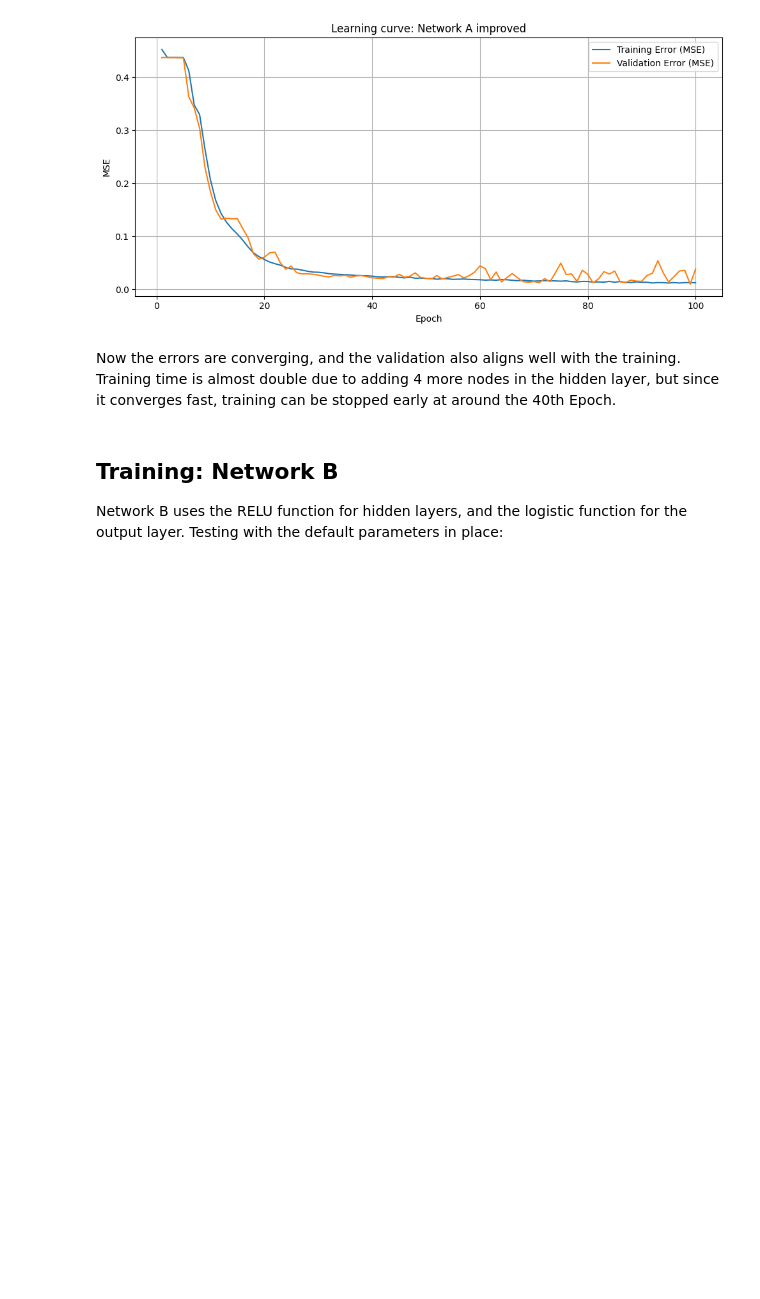
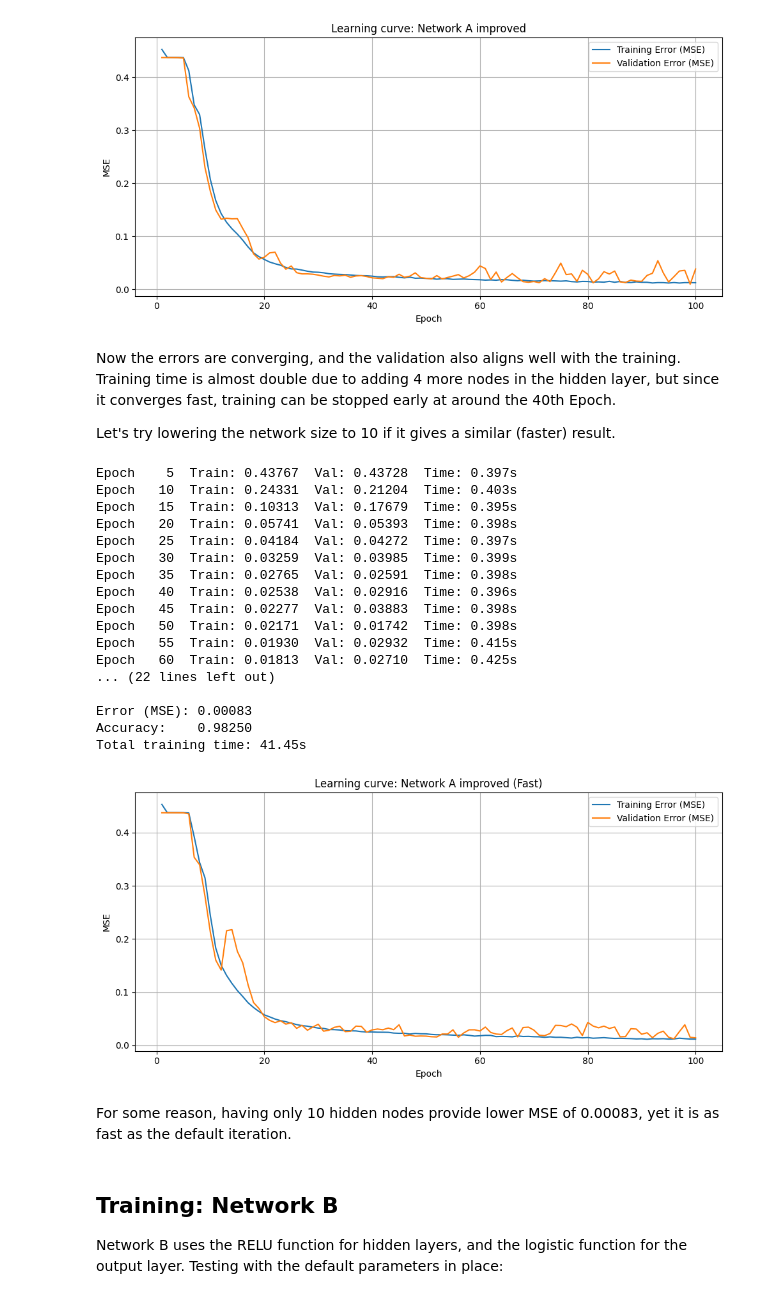
Before and after one commit to mbtiongson1/neural-network-training, a Jupyter notebook: main.ipynb, the cells around one changed output. Cells and saved outputs as stored; diff of their text form; code cells hidden in the pictures; blank space fills up the shorter version.

Commit message:
doing the training runs

```diff
--- a/main.ipynb
+++ b/main.ipynb
@@ -830,6 +830,37 @@ Total training time: 70.70s
 [figure]
 # %% [markdown]
 Now the errors are converging, and the validation also aligns well with the training. Training time is almost double due to adding 4 more nodes in the hidden layer, but since it converges fast, training can be stopped early at around the 40th Epoch.
+
+Let's try lowering the network size to 10 if it gives a similar (faster) result.
+# %%
+NetworkA['alpha'] = 0.5 #increasing the momentum
+NetworkA['size'] = 10 #decreasing the number of hidden layers back
+
+
+epochA_improv_fast = Epoch(split, NetworkA)
+
+train(epochA_improv_fast, "Learning curve: Network A improved (Fast)")
+# %% [output]
+Epoch    5  Train: 0.43767  Val: 0.43728  Time: 0.397s
+Epoch   10  Train: 0.24331  Val: 0.21204  Time: 0.403s
+Epoch   15  Train: 0.10313  Val: 0.17679  Time: 0.395s
+Epoch   20  Train: 0.05741  Val: 0.05393  Time: 0.398s
+Epoch   25  Train: 0.04184  Val: 0.04272  Time: 0.397s
+Epoch   30  Train: 0.03259  Val: 0.03985  Time: 0.399s
+Epoch   35  Train: 0.02765  Val: 0.02591  Time: 0.398s
+Epoch   40  Train: 0.02538  Val: 0.02916  Time: 0.396s
+Epoch   45  Train: 0.02277  Val: 0.03883  Time: 0.398s
+Epoch   50  Train: 0.02171  Val: 0.01742  Time: 0.398s
+Epoch   55  Train: 0.01930  Val: 0.02932  Time: 0.415s
+Epoch   60  Train: 0.01813  Val: 0.02710  Time: 0.425s
+... (22 lines left out)
+
+Error (MSE): 0.00083
+Accuracy:    0.98250
+Total training time: 41.45s
+[figure, added]
+# %% [markdown]
+For some reason, having only 10 hidden nodes provide lower MSE of 0.00083, yet it is as fast as the default iteration.
 # %% [markdown]
 ## Training: Network B
 
```
Also changed, not shown: parts of 3 cells of this notebook, 4 other files.
